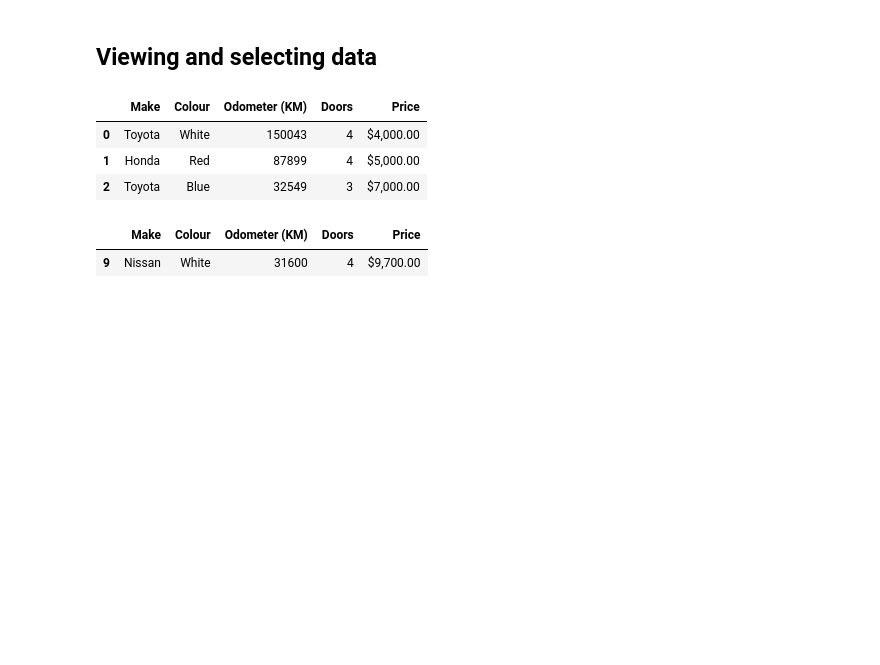
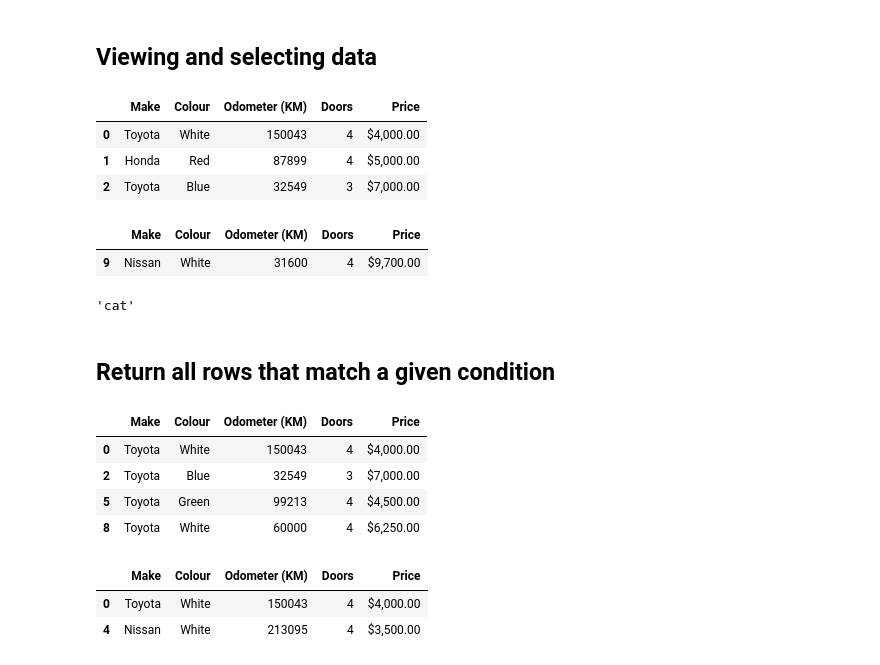
Before and after one commit to TowhidKashem/machine-learning, a Jupyter notebook: 2. intro-to-pandas/intro-to-pandas.ipynb, the cells around one changed output. Cells and saved outputs as stored; diff of their text form; code cells hidden in the pictures; blank space fills up the shorter version.

```diff
--- a/2. intro-to-pandas/intro-to-pandas.ipynb
+++ b/2. intro-to-pandas/intro-to-pandas.ipynb
@@ -184,0 +188,23 @@ car_sales.tail(1)
+# %%
+animals
+animals.loc[0] # "dog" - same as animas[0]
+animals.iloc[0] # "cat" - gets the original index value
+# %% [output]
+'cat'
+# %% [markdown]
+## Return all rows that match a given condition
+# %%
+# this is called "boolean indexing"
+car_sales[car_sales['Make'] == 'Toyota']
+# %% [output]
+|  | Make | Colour | Odometer (KM) | Doors | Price |
+| 0 | Toyota | White | 150043 | 4 | $4,000.00 |
+| 2 | Toyota | Blue | 32549 | 3 | $7,000.00 |
+| 5 | Toyota | Green | 99213 | 4 | $4,500.00 |
+| 8 | Toyota | White | 60000 | 4 | $6,250.00 |
+# %%
+car_sales[car_sales['Odometer (KM)'] > 100000]
+# %% [output]
+|  | Make | Colour | Odometer (KM) | Doors | Price |
+| 0 | Toyota | White | 150043 | 4 | $4,000.00 |
+| 4 | Nissan | White | 213095 | 4 | $3,500.00 |
```
Also changed, not shown: parts of 9 cells of this notebook, 1 other file.
